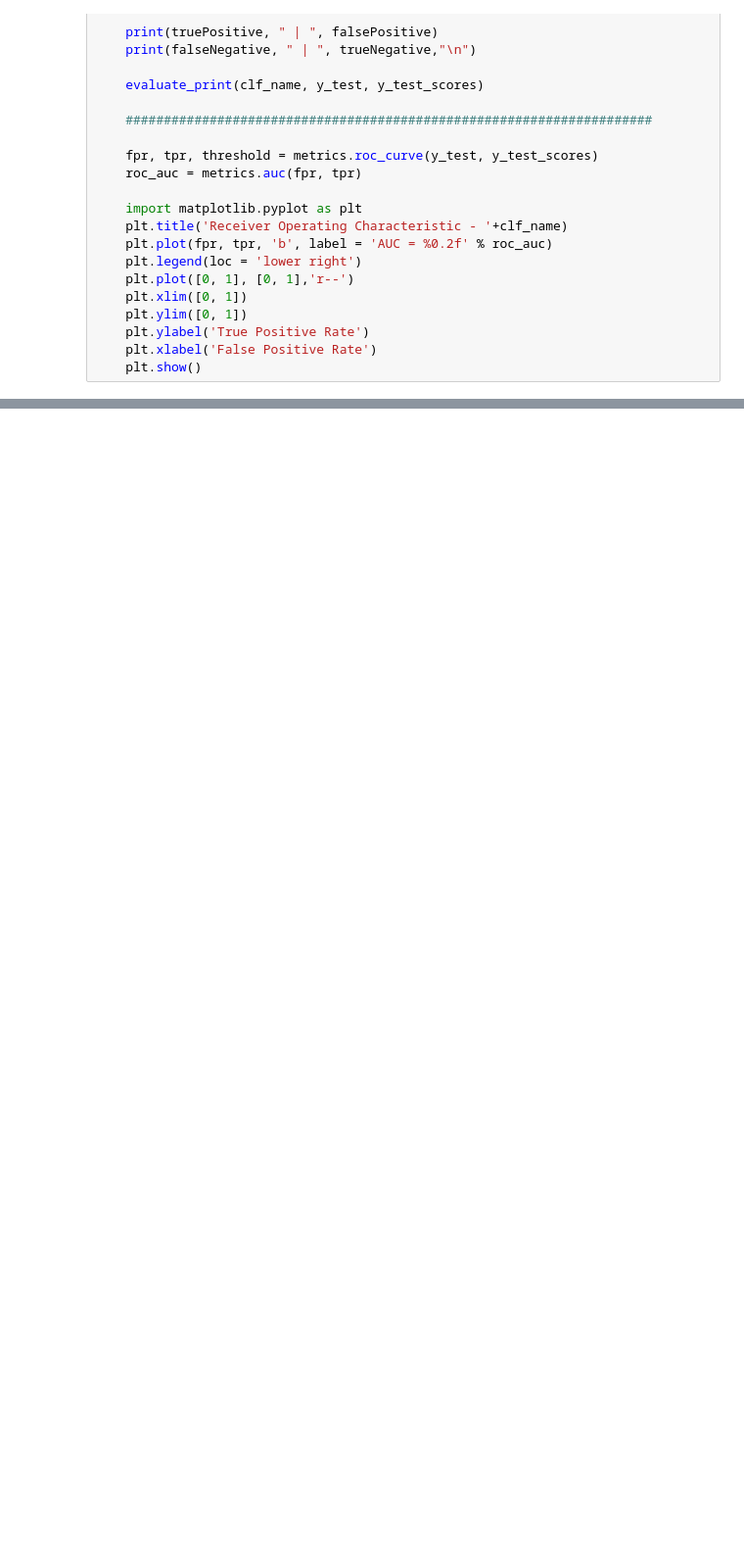
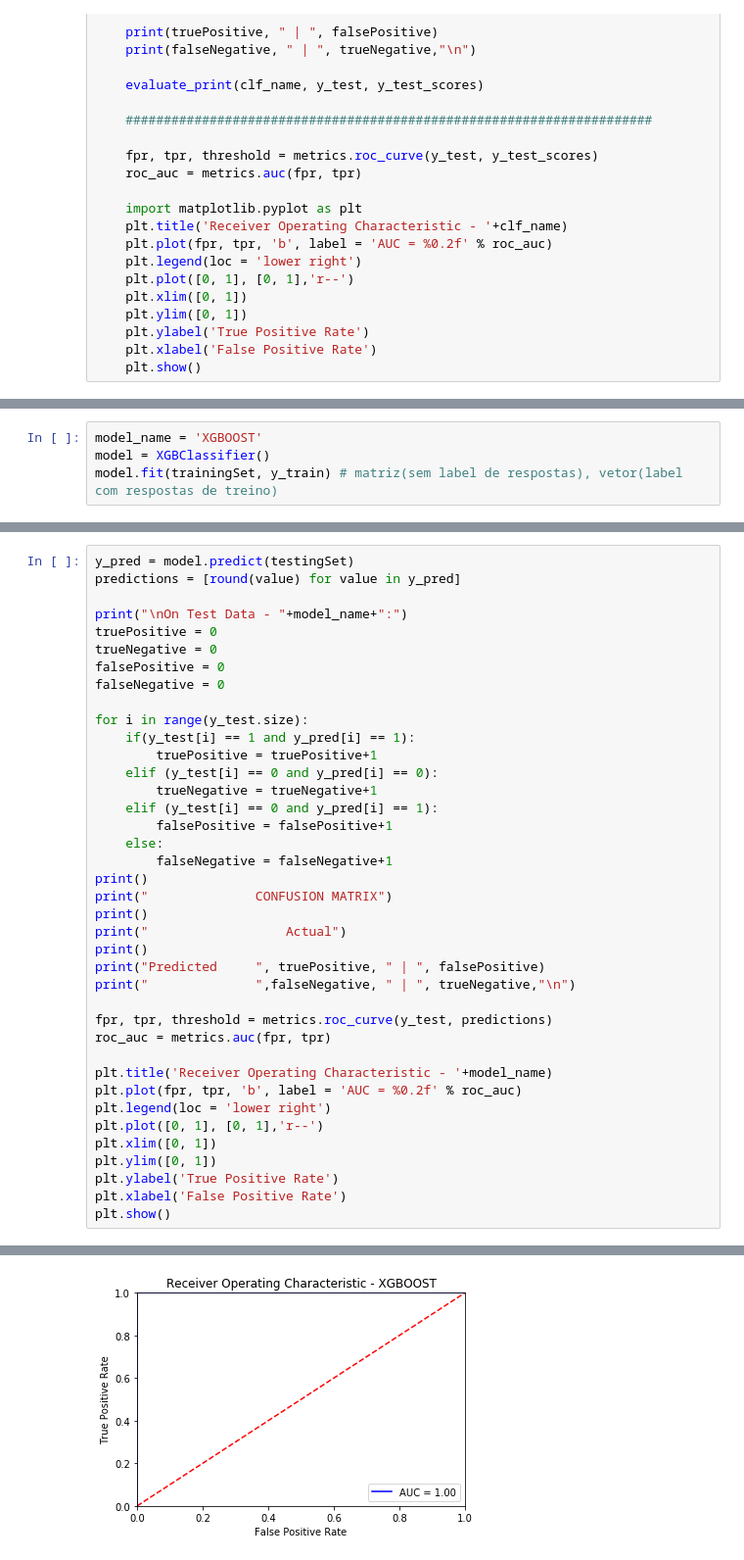
Before and after one commit to KaioAlex/DigitalSecurity, a Jupyter notebook: Algorithms/XGBOD Seminar.ipynb, the cells around one changed output, grey strips where cells are left out. Shown: that part at 98% size. Drawn from its saved outputs; the diff is of its cells as text; blank space fills up the shorter version.

```diff
--- a/Algorithms/XGBOD Seminar.ipynb
+++ b/Algorithms/XGBOD Seminar.ipynb
@@ -137,0 +209,4 @@ Start:  2019-10-13 16:42:45.810401
+# %%
+model_name = 'XGBOOST'
+model = XGBClassifier()
+model.fit(trainingSet, y_train) # matriz(sem label de respostas), vetor(label com respostas de treino)
@@ -137,0 +221,40 @@ Start:  2019-10-13 16:42:45.810401
+# %%
+y_pred = model.predict(testingSet)
+predictions = [round(value) for value in y_pred]
+
+print("\nOn Test Data - "+model_name+":")
+truePositive = 0
+trueNegative = 0
+falsePositive = 0
+falseNegative = 0
+
+for i in range(y_test.size):
+    if(y_test[i] == 1 and y_pred[i] == 1):
+        truePositive = truePositive+1
+    elif (y_test[i] == 0 and y_pred[i] == 0):
+        trueNegative = trueNegative+1
+    elif (y_test[i] == 0 and y_pred[i] == 1):
+        falsePositive = falsePositive+1
+    else:
+        falseNegative = falseNegative+1
+print()
+print("              CONFUSION MATRIX")
+print()
+print("                  Actual")
+print()
+print("Predicted     ", truePositive, " | ", falsePositive)
+print("              ",falseNegative, " | ", trueNegative,"\n")
+
+fpr, tpr, threshold = metrics.roc_curve(y_test, predictions)
+roc_auc = metrics.auc(fpr, tpr)
+
+plt.title('Receiver Operating Characteristic - '+model_name)
+plt.plot(fpr, tpr, 'b', label = 'AUC = %0.2f' % roc_auc)
+plt.legend(loc = 'lower right')
+plt.plot([0, 1], [0, 1],'r--')
+plt.xlim([0, 1])
+plt.ylim([0, 1])
+plt.ylabel('True Positive Rate')
+plt.xlabel('False Positive Rate')
+plt.show()
+# %% [output]
@@ -137,0 +269 @@ Start:  2019-10-13 16:42:45.810401
+[figure, added]
```
Also changed, not shown: parts of 4 cells of this notebook.
